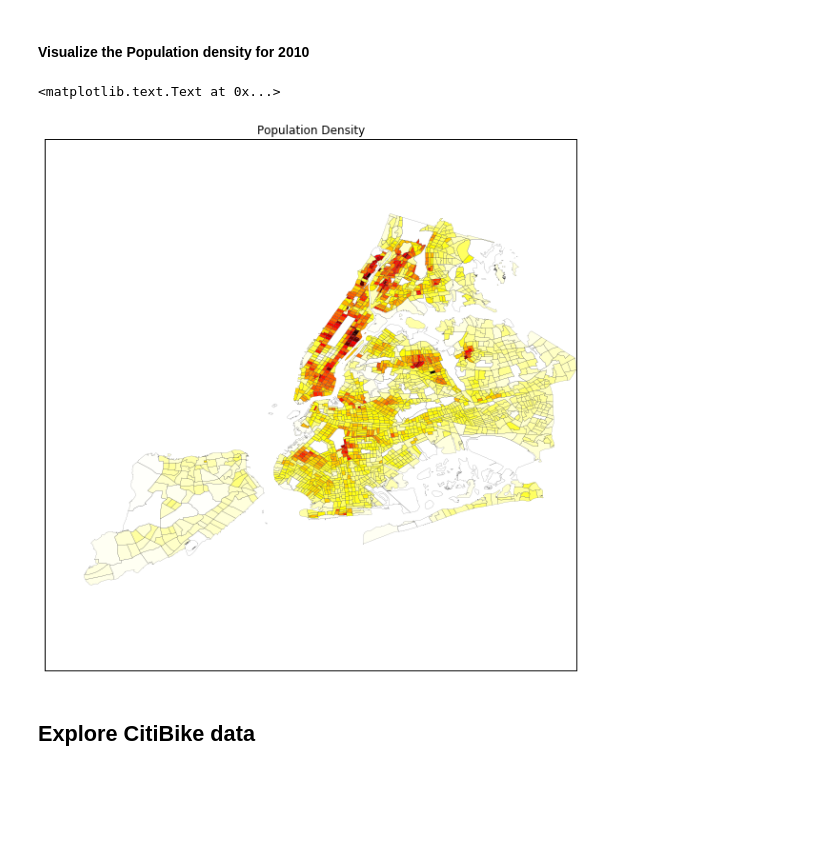
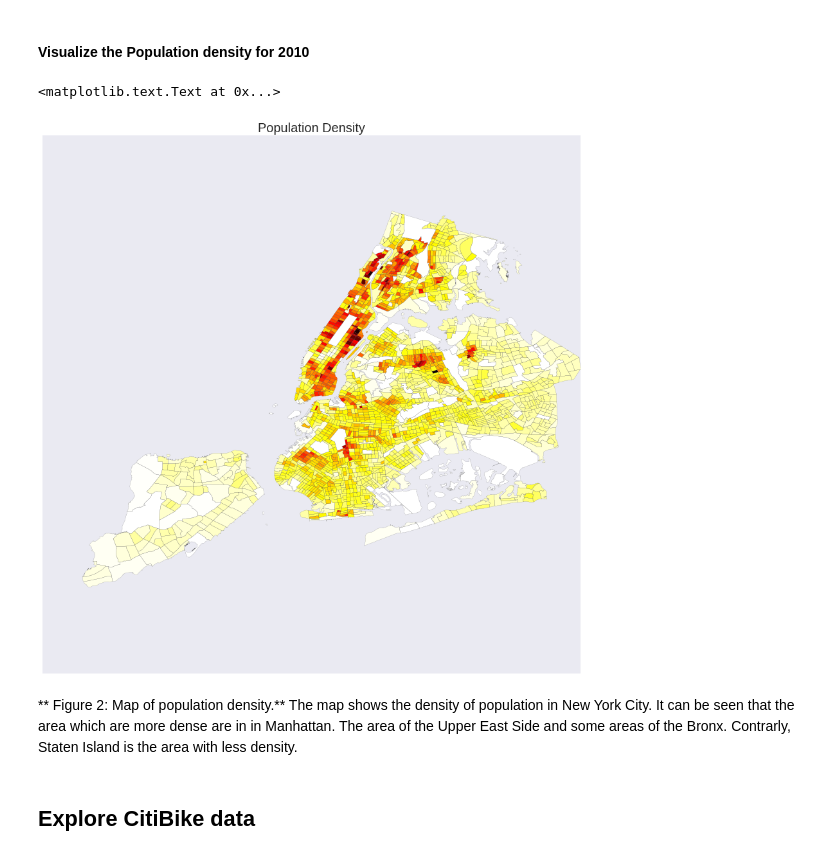
Before and after one commit to esanzglez/PUI2016_esg336, a Jupyter notebook: HW10_esg336/GeospatialAnalysis_CitiBike_esg336.ipynb, the cells around one changed output. Drawn from its saved outputs; the diff is of its cells as text; code cells hidden in the pictures; blank space fills up the shorter version.

```diff
--- a/HW10_esg336/GeospatialAnalysis_CitiBike_esg336.ipynb
+++ b/HW10_esg336/GeospatialAnalysis_CitiBike_esg336.ipynb
@@ -61,14 +72,16 @@ ct_shape_pop=ct_shape.join(ct_data[['SE_T002_002']]) #SE_T002_002 is population
 # %% [markdown]
 #### Visualize the Population density for 2010
 # %%
-f, ax = plt.subplots(figsize=(10,10))
+f, ax = plt.subplots(figsize=(15, 15))
 ax.get_xaxis().set_visible(False)
 ax.get_yaxis().set_visible(False)
 ct_shape_pop.plot(column='SE_T002_002',cmap='hot_r',alpha=1,linewidth=0.1,ax=ax)
-plt.title("Population Density")
+plt.title("Population Density", size = 20)
 # %% [output]
 <matplotlib.text.Text at 0x...>
-[figure, old version]
+[figure, new version]
+# %% [markdown]
+** Figure 2: Map of population density.** The map shows the density of population in New York City. It can be seen that the area which are more dense are in in Manhattan. The area of the Upper East Side and some areas of the Bronx. Contrarly, Staten Island is the area with less density.
 # %% [markdown]
 ## Explore CitiBike data
 # %% [markdown]
```
Also changed, not shown: parts of 75 cells of this notebook.
